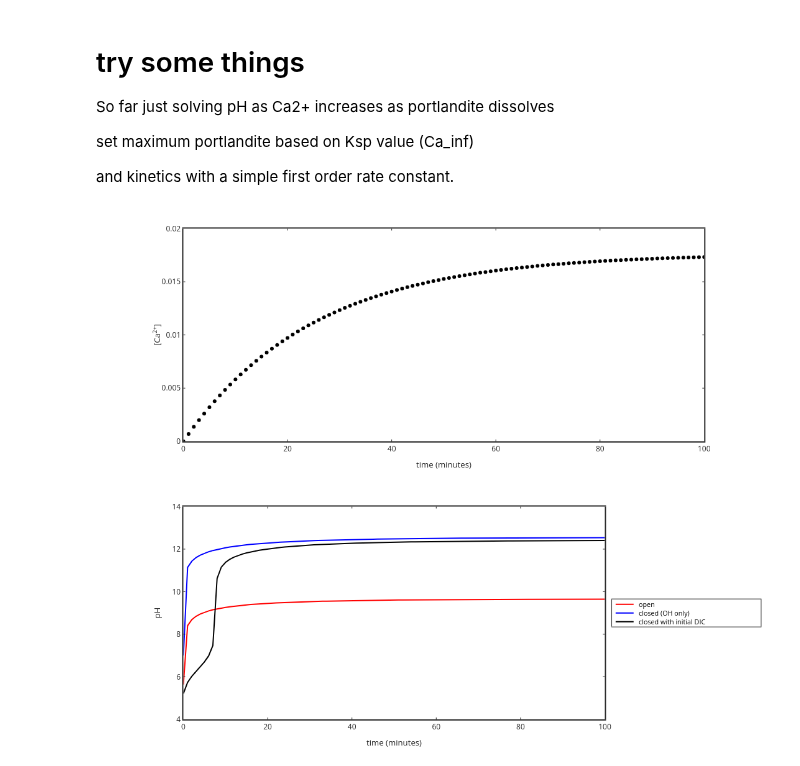
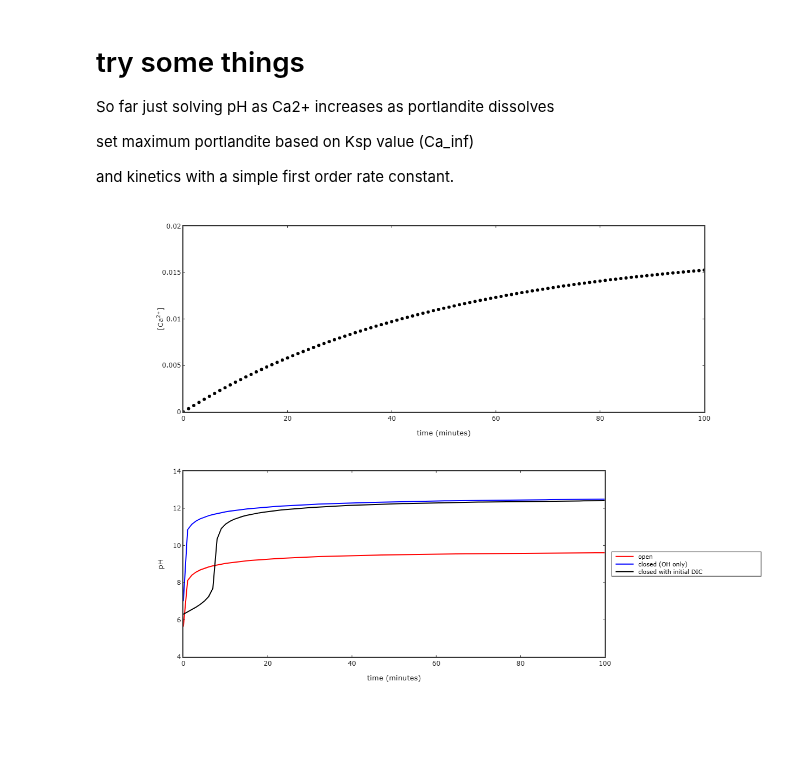
Before and after one commit to skotssd/GeochemEquilib, a Jupyter notebook: USERS/Scott/Port_to_calcite_C_capture/dissolveportlandite_calcpH.ipynb, the cells around one changed output. Cells and saved outputs as stored; diff of their text form; code cells hidden in the pictures; blank space fills up the shorter version.

```diff
--- a/USERS/Scott/Port_to_calcite_C_capture/dissolveportlandite_calcpH.ipynb
+++ b/USERS/Scott/Port_to_calcite_C_capture/dissolveportlandite_calcpH.ipynb
@@ -9,11 +9,11 @@ and kinetics with a simple first order rate constant.
 # %%
 function CaT=CaTvtime(p,t)
 
-Cainf=p(1); k=p(2); CaT(1)=0;
+Cainf=p(1); k=p(2); %CaT(1)=0;
 
-for i=2:length(t)
-CaT(i)=Cainf*(1-exp(-k*t(i)));
-end
+%for i=2:length(t)
+%CaT(i)=Cainf*(1-exp(-k*t(i)));
+%end
 
 CaT=Cainf*(1-exp(-k*t));
 
@@ -59,7 +59,7 @@ end
 function pH=pHfromCaTclosed(CaT,CT,NaT)
 
 % equilibrium constants
-Kw=10^-14; Ka1=10^-6.3; Ka2=10^-10.3; PCO2=10^-23.5; KH=10^-1.47;
+Kw=10^-14; Ka1=10^-6.3; Ka2=10^-10.3;
 
 a=1;
 b=2*CaT+Ka1+NaT;
@@ -79,34 +79,34 @@ end
 # %%
 % increase Ca versus time by dissolution of portlandite
 % and model pH increase
 
 graphics_toolkit ("plotly");
 
-Ksp=5.5e-6; k=4e-2; Cainf=Ksp^(1/3); p=[Cainf k];
+Ksp=5.5e-6; k=2e-2; Cainf=Ksp^(1/3); p=[Cainf k];
 CT=0.01; NaT=0.00075;
 
 time=0:1:100;
 CaT=CaTvtime(p,time);
 figure(1); plot(time,CaT,'ko')
 xlabel('time (minutes)'); ylabel('[Ca^{2+}]')
 set(gca,'linewidth',2,'fontsize',12)
 
 % for each timestep solve for pH
 for i=1:length(time)
     %pH(i)=pHfromCaT(CaT(i),NaT);
     %pHlowCO2(i)=pHfromCaTalmostclosed(CaT(i),NaT); % just OH from Ca(OH)2 dissolution
     pH(i)=pHfromCaT(CaT(i),0); % ignore initial alkalinity
     pHlowCO2(i)=pHfromCaTalmostclosed(CaT(i),0); % just OH from Ca(OH)2 dissolution. ignore initial alkalinity
-    pHclosed(i)=pHfromCaTclosed(CaT(i),CT,NaT);  % NaT for initial alkalinity. otherwise start acidic (H2CO3)
+    pHclosed(i)=pHfromCaTclosed(CaT(i),CT,0.005);  % NaT for initial alkalinity. otherwise start acidic (H2CO3)
 end
 
 %pH(1) %same as rainwater
 %pHlowCO2(1) % neutral
 
 figure(2); plot(time,pH,'r-','linewidth',2,time,pHlowCO2,'b-','linewidth',2,time,pHclosed,'k-','linewidth',2)
 xlabel('time (minutes)'); ylabel('pH')
 legend('open','closed (OH only)','closed with initial DIC','location','eastoutside')
 set(gca,'linewidth',2,'fontsize',12)
 # %% [output]
-[figure, old version]
+[figure, new version]
-[figure, old version]
+[figure, new version]
```
Also changed, not shown: 4 other files.
